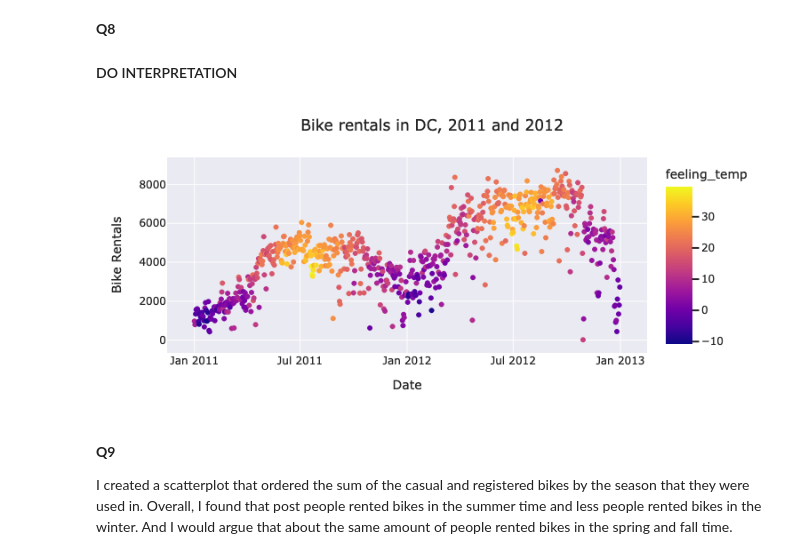
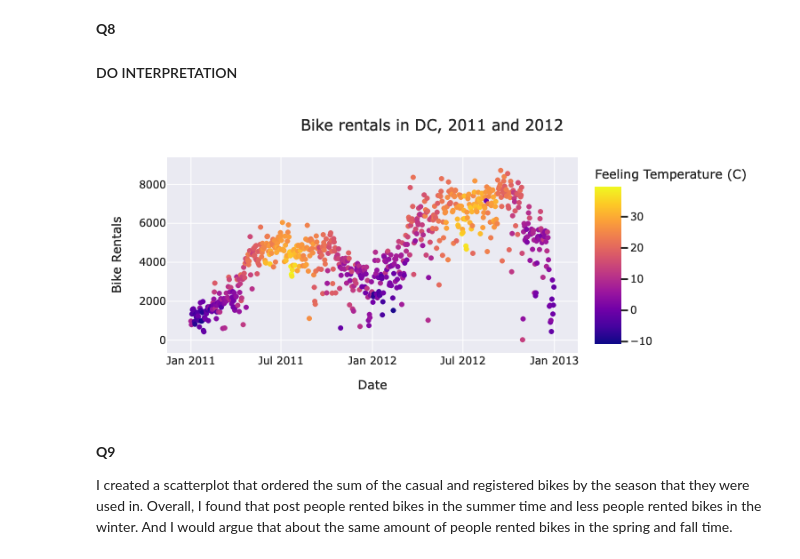
Before and after one commit to jazmine-veliz/Day17, a Jupyter notebook: Day17-HW.ipynb, the cells around one changed output. Drawn from its saved outputs; the diff is of its cells as text; code cells hidden in the pictures.

```diff
--- a/Day17-HW.ipynb
+++ b/Day17-HW.ipynb
@@ -164,8 +164,8 @@ DF['weathersit']=pd.Categorical(DF['weathersit'],categories=['clear','mist','lig
 # Calculate the raw temperature
 DF['raw_temp'] = DF['temp']*(39-(-8)) + (-8)
 DF['feeling_temp']=DF['atemp']*(50-(-16))+(-16)
-DF['humidity']=DF['hum']/100
-DF['wind_speed']=DF['windspeed']/67
+DF['humidity']=DF['hum']*100
+DF['wind_speed']=DF['windspeed']*67
 # %% [markdown]
 **Q6**
 
@@ -206,12 +206,13 @@ show(DF)
 # %%
 # Visualization - recreate the graph
 fig=px.scatter(DF,x='dteday',y='cnt',color='feeling_temp')
 fig.update_layout(title='Bike rentals in DC, 2011 and 2012',title_x=0.5,
-                 xaxis_title='Date',yaxis_title='Bike Rentals',legend_title='Feeling Temperature (C)',
+                 xaxis_title='Date',yaxis_title='Bike Rentals',
+                  coloraxis_colorbar_title='Feeling Temperature (C)',
                  template='seaborn')
 fig.show()
 # %% [output]
-[figure, old version]
+[figure, new version]
 # %% [markdown]
 **Q9**
 
```
Also changed, not shown: parts of 4 cells of this notebook.
